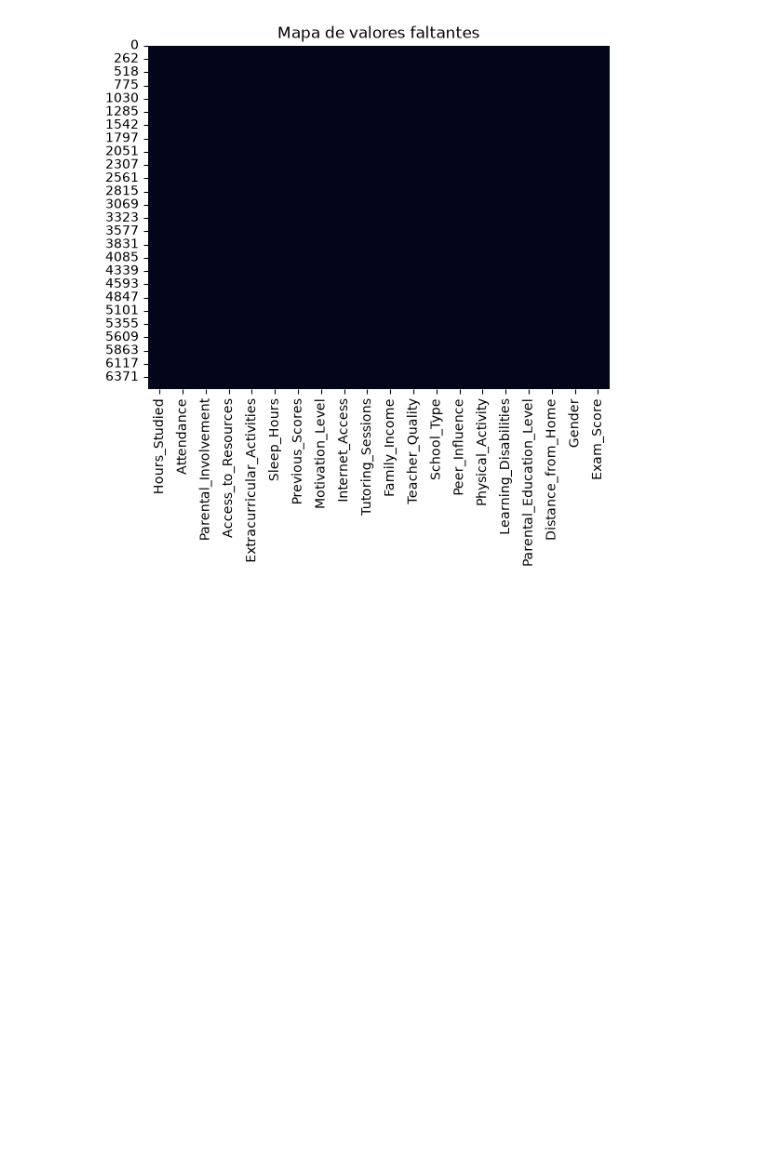
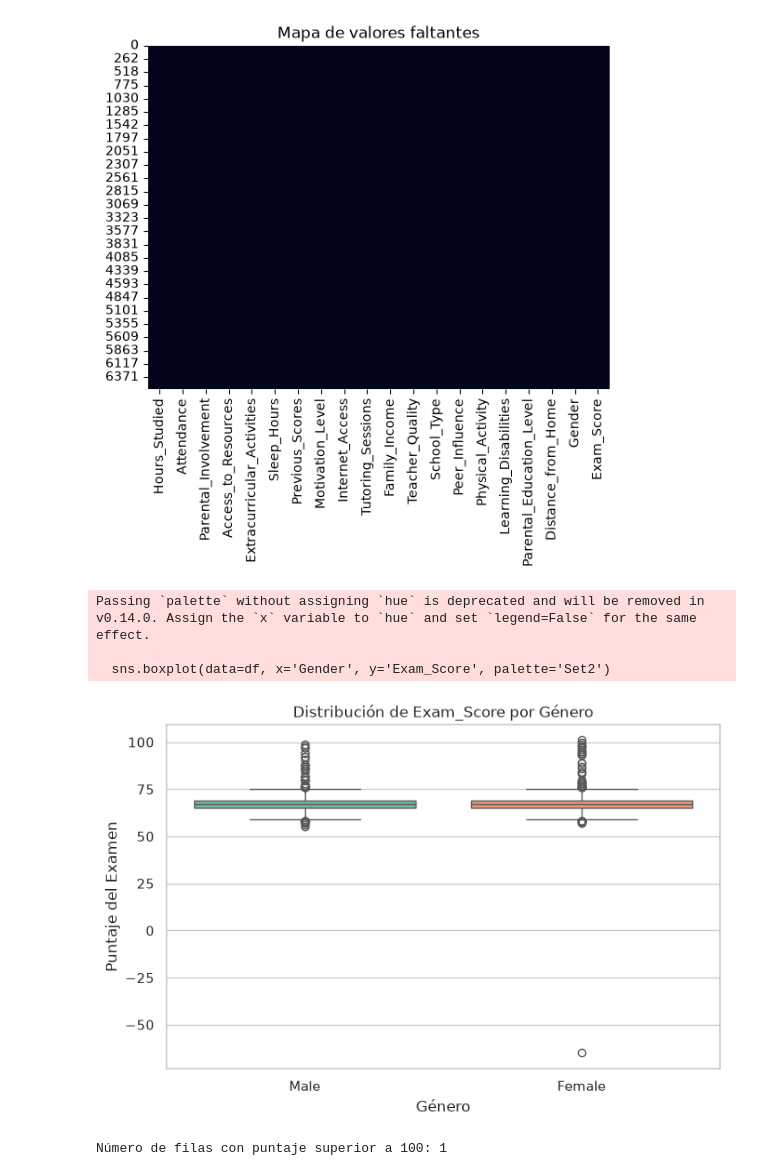
Before and after one commit to ocamporuiznicolas-ux/Proyecto-Final-Progra-2, a Jupyter notebook: notebooks/limpiezaDatos.ipynb, the cells around one changed output. Drawn from its saved outputs; the diff is of its cells as text; code cells hidden in the pictures; blank space fills up the shorter version.

```diff
--- a/notebooks/limpiezaDatos.ipynb
+++ b/notebooks/limpiezaDatos.ipynb
@@ -166,3 +168,21 @@ plt.show()
 # %%
 #Reiniciamos el indice porque al eliminar filas quedaron saltos en la numeracion
 df = df.reset_index(drop=True)
+# %%
+plt.figure(figsize=(8, 5))
+sns.boxplot(data=df, x='Gender', y='Exam_Score', palette='Set2')
+plt.title('Distribución de Exam_Score por Género')
+plt.xlabel('Género')
+plt.ylabel('Puntaje del Examen')
+plt.show()
+# %% [output]
+Passing `palette` without assigning `hue` is deprecated and will be removed in v0.14.0. Assign the `x` variable to `hue` and set `legend=False` for the same effect.
+
+  sns.boxplot(data=df, x='Gender', y='Exam_Score', palette='Set2')
+[figure, added]
+# %%
+cantidad_atipicos = (df['Exam_Score'] > 100).sum()
+
+print(f"Número de filas con puntaje superior a 100: {cantidad_atipicos}")
+# %% [output]
+Número de filas con puntaje superior a 100: 1
```
Also changed, not shown: parts of 7 cells of this notebook.
